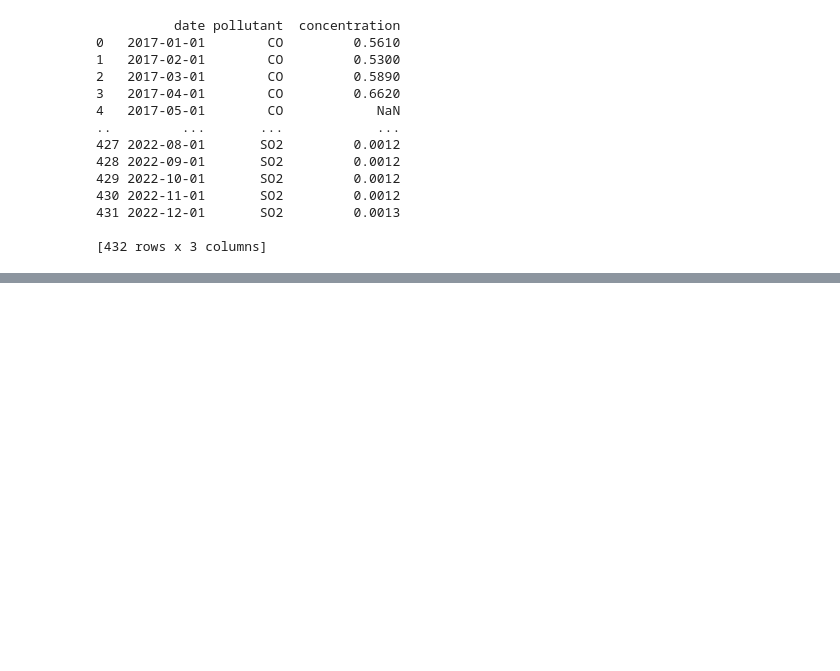
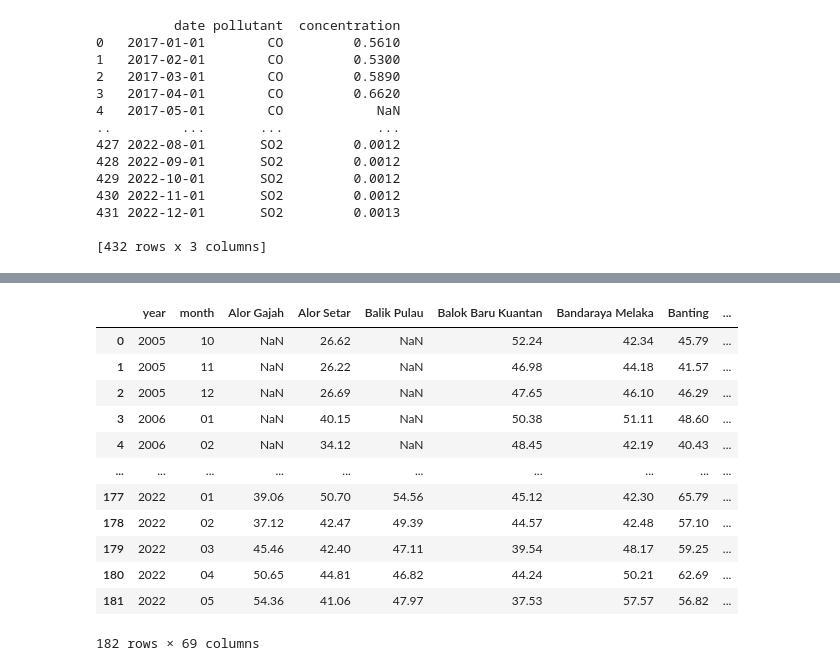
Before and after one commit to NotHLee/FIT3179_A2, a Jupyter notebook: data/cleaning.ipynb, the cells around one changed output, grey strips where cells are left out. Saved outputs shown, nothing was run; the diff lists cells and outputs as text; code cells hidden in the pictures; blank space fills up the shorter version.

```diff
--- a/data/cleaning.ipynb
+++ b/data/cleaning.ipynb
@@ -30,0 +143,23 @@ for pollutant in pollutants:
+# %%
+# add a 'date' column for easier merging later
+df_monthly['date'] = pd.to_datetime(df_monthly['year'] + '-' + df_monthly['month'] + '-01')
+
+# round all columns to 2 decimal places except 'year', 'month', and 'date'
+df_monthly[columns_to_average] = df_monthly[columns_to_average].round(2)
+df_monthly['AQI'] = df_monthly['AQI'].round(2)
+
+df_monthly
+# %% [output]
+|  | year | month | Alor Gajah | Alor Setar | Balik Pulau | Balok Baru Kuantan | Bandaraya Melaka | Banting | ... |
+| 0 | 2005 | 10 | NaN | 26.62 | NaN | 52.24 | 42.34 | 45.79 | ... |
+| 1 | 2005 | 11 | NaN | 26.22 | NaN | 46.98 | 44.18 | 41.57 | ... |
+| 2 | 2005 | 12 | NaN | 26.69 | NaN | 47.65 | 46.10 | 46.29 | ... |
+| 3 | 2006 | 01 | NaN | 40.15 | NaN | 50.38 | 51.11 | 48.60 | ... |
+| 4 | 2006 | 02 | NaN | 34.12 | NaN | 48.45 | 42.19 | 40.43 | ... |
+| ... | ... | ... | ... | ... | ... | ... | ... | ... | ... |
+| 177 | 2022 | 01 | 39.06 | 50.70 | 54.56 | 45.12 | 42.30 | 65.79 | ... |
+| 178 | 2022 | 02 | 37.12 | 42.47 | 49.39 | 44.57 | 42.48 | 57.10 | ... |
+| 179 | 2022 | 03 | 45.46 | 42.40 | 47.11 | 39.54 | 48.17 | 59.25 | ... |
+| 180 | 2022 | 04 | 50.65 | 44.81 | 46.82 | 44.24 | 50.21 | 62.69 | ... |
+| 181 | 2022 | 05 | 54.36 | 41.06 | 47.97 | 37.53 | 57.57 | 56.82 | ... |
+182 rows × 69 columns
```
Also changed, not shown: parts of 12 cells of this notebook, 5 other files.
